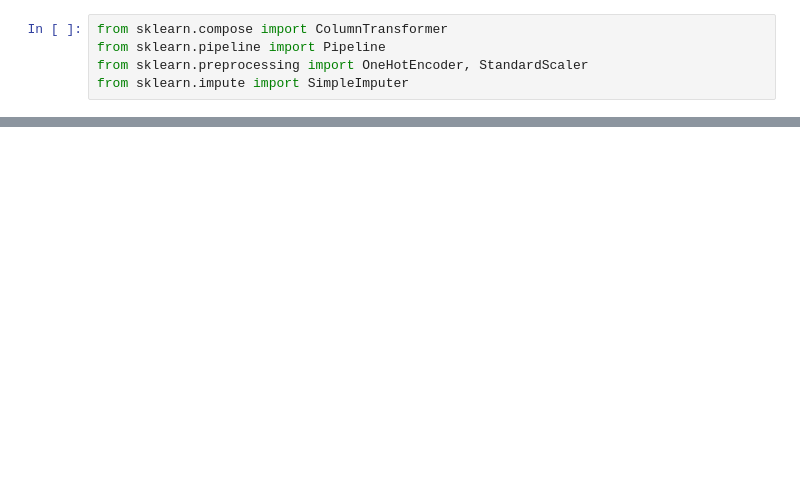
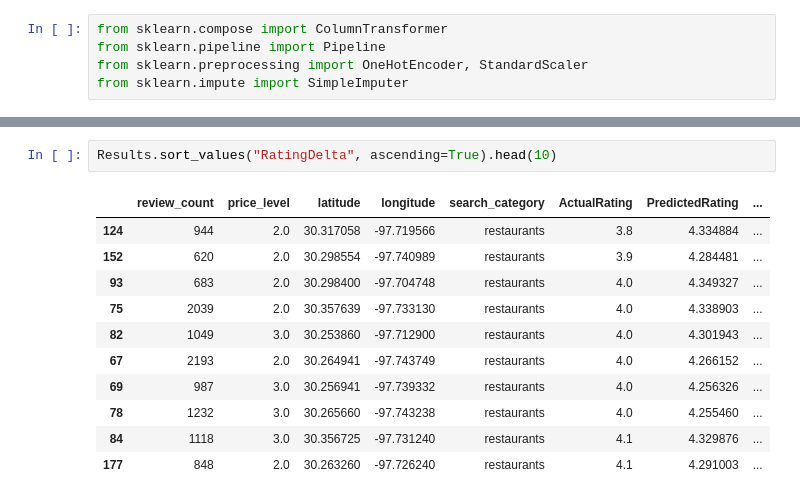
Before and after one commit to nathanho27/Yelp-BI, a Jupyter notebook: MachineLearning/ExpectedRatingModel.ipynb, the cells around one changed output, grey strips where cells are left out. Drawn from its saved outputs; the diff is of its cells as text; blank space fills up the shorter version.

```diff
--- a/MachineLearning/ExpectedRatingModel.ipynb
+++ b/MachineLearning/ExpectedRatingModel.ipynb
@@ -240,0 +482,14 @@ from sklearn.impute import SimpleImputer
+# %%
+Results.sort_values("RatingDelta", ascending=True).head(10)
+# %% [output]
+|  | review_count | price_level | latitude | longitude | search_category | ActualRating | PredictedRating | ... |
+| 124 | 944 | 2.0 | 30.317058 | -97.719566 | restaurants | 3.8 | 4.334884 | ... |
+| 152 | 620 | 2.0 | 30.298554 | -97.740989 | restaurants | 3.9 | 4.284481 | ... |
+| 93 | 683 | 2.0 | 30.298400 | -97.704748 | restaurants | 4.0 | 4.349327 | ... |
+| 75 | 2039 | 2.0 | 30.357639 | -97.733130 | restaurants | 4.0 | 4.338903 | ... |
+| 82 | 1049 | 3.0 | 30.253860 | -97.712900 | restaurants | 4.0 | 4.301943 | ... |
+| 67 | 2193 | 2.0 | 30.264941 | -97.743749 | restaurants | 4.0 | 4.266152 | ... |
+| 69 | 987 | 3.0 | 30.256941 | -97.739332 | restaurants | 4.0 | 4.256326 | ... |
+| 78 | 1232 | 3.0 | 30.265660 | -97.743238 | restaurants | 4.0 | 4.255460 | ... |
+| 84 | 1118 | 3.0 | 30.356725 | -97.731240 | restaurants | 4.1 | 4.329876 | ... |
+| 177 | 848 | 2.0 | 30.263260 | -97.726240 | restaurants | 4.1 | 4.291003 | ... |
```
Also changed, not shown: parts of 43 cells of this notebook, 2 other files.
